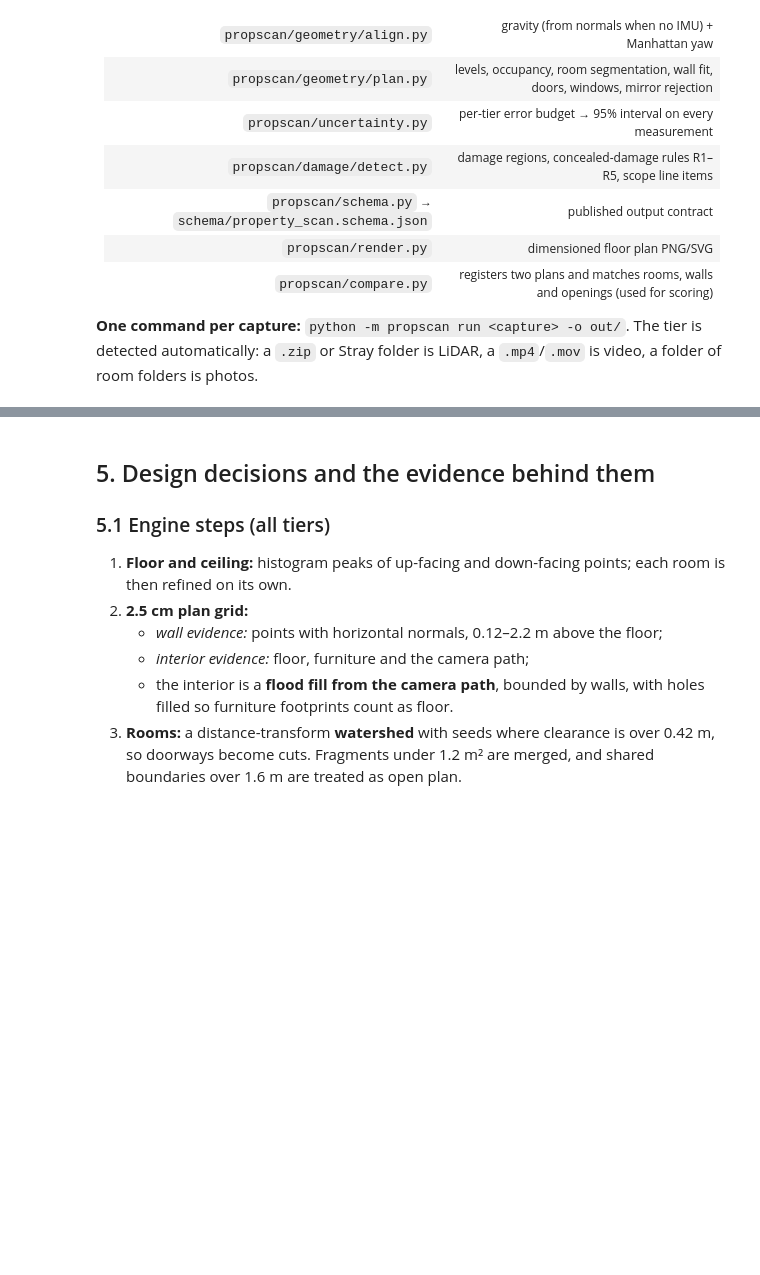
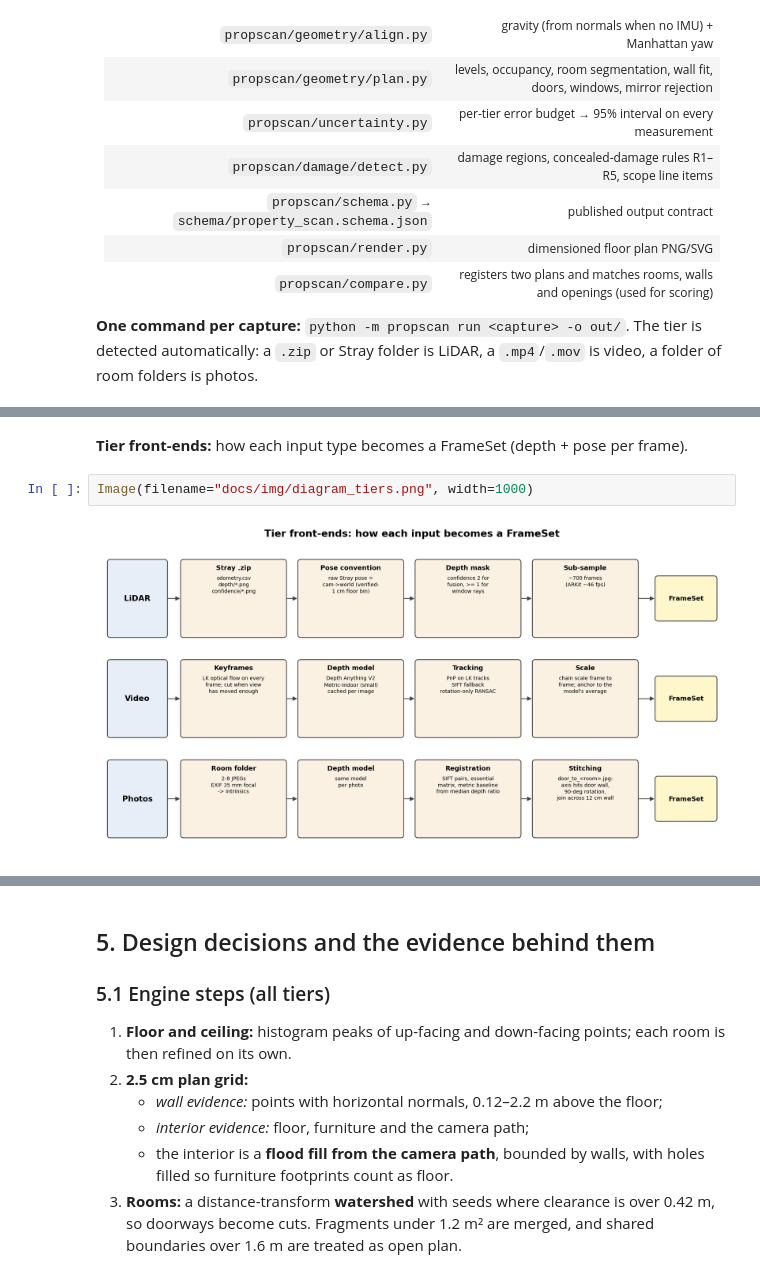
Before and after one commit to dhanoliya-ji/PropertyScan-AI, a Jupyter notebook: PROJECT_REPORT.ipynb, the cells around one changed output, grey strips where cells are left out. Cells and saved outputs as stored; diff of their text form; blank space fills up the shorter version.

```diff
--- a/PROJECT_REPORT.ipynb
+++ b/PROJECT_REPORT.ipynb
@@ -124,0 +134,6 @@ capture ──► tier front-end ──► FrameSet {depth_i, mask_i, K_i, pose_
+# %% [markdown]
+**Tier front-ends:** how each input type becomes a FrameSet (depth + pose per frame).
+# %%
+Image(filename="docs/img/diagram_tiers.png", width=1000)
+# %% [output]
+[figure, added]
```
Also changed, not shown: parts of 7 cells of this notebook, 7 other files.
